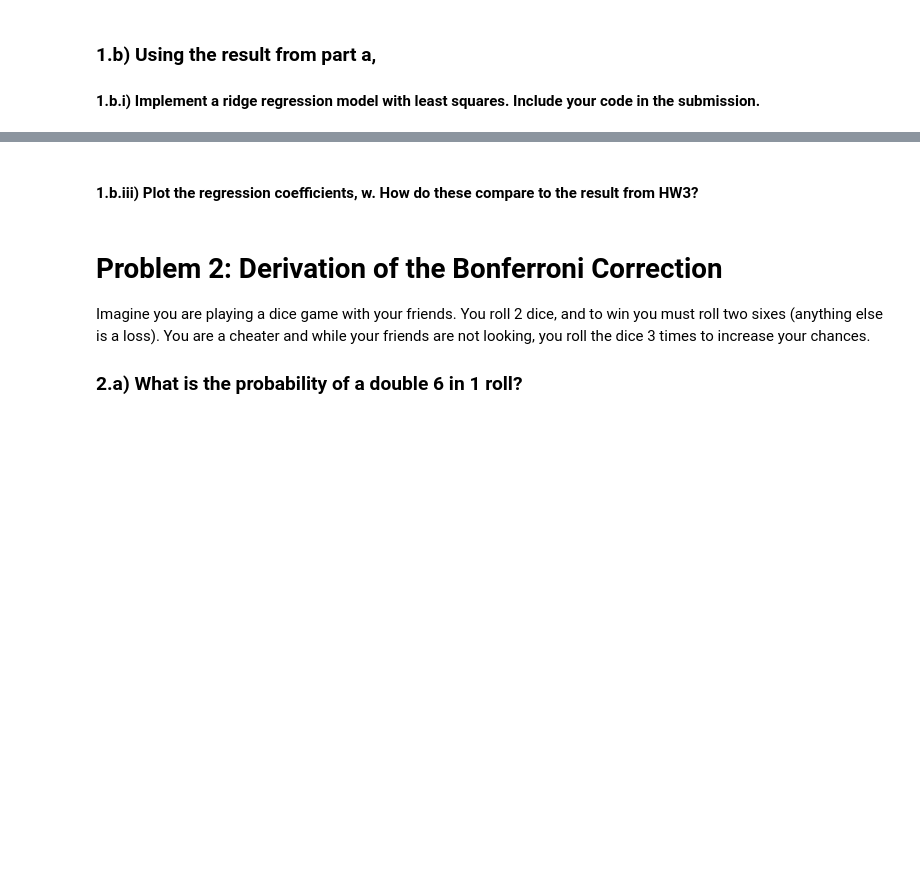
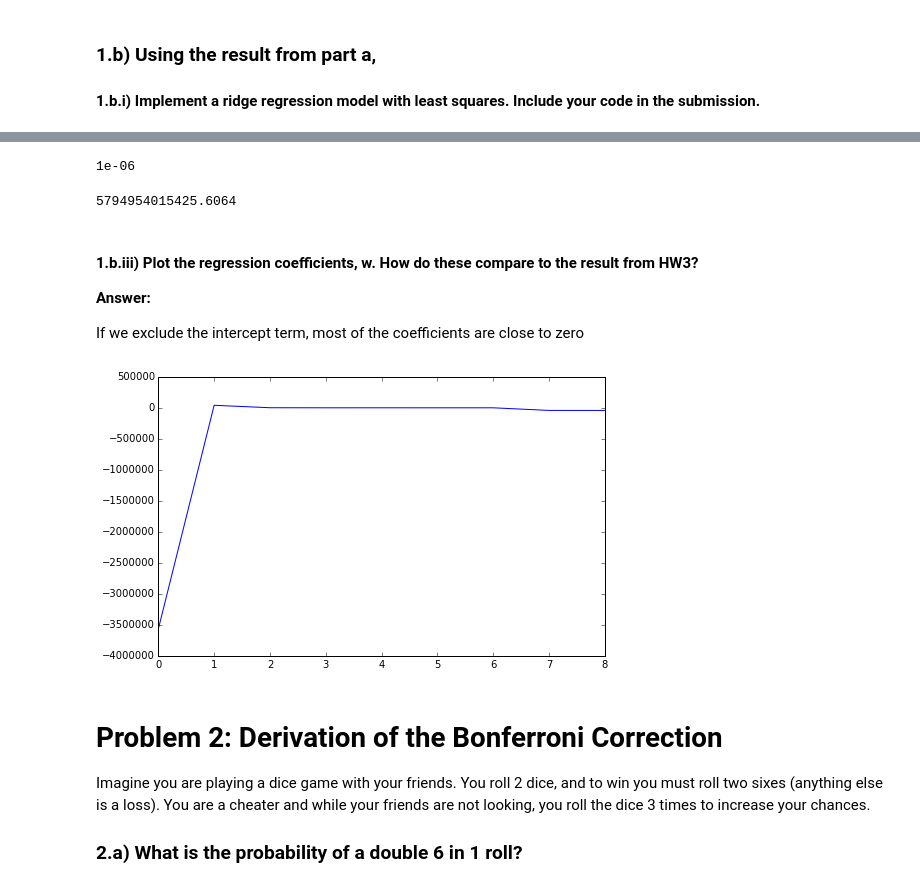
Before and after one commit to semerj/cs289-fall2015, a Jupyter notebook: hw4/CS289a - HW4.ipynb, the cells around one changed output, grey strips where cells are left out. Saved outputs shown, nothing was run; the diff lists cells and outputs as text; code cells hidden in the pictures; blank space fills up the shorter version.

```diff
--- a/hw4/CS289a - HW4.ipynb
+++ b/hw4/CS289a - HW4.ipynb
@@ -41,7 +43,7 @@ def add_ones(X):
     X1 = np.hstack((ones, X))
     return X1
 
-def least_squares(X, y, lmda):
+def ridge_least_squares(X, y, lmda):
     X1 = add_ones(X)
     m, n = X1.shape
     X1_T = X1.T
@@ -58,6 +60,24 @@ def predict(X, w):
     y_hat = X1*w
     return y_hat
 
-def kfold_cv(X, y, k):
-    X_fold = np.split(x, 10)
-    # write cv function
+def kfold_cv(X, y, k, lmbds):
+    m, n = X.shape
+    index = np.arange(m)
+    k_fold_indices = np.array_split(index, k)
+    k_fold_results = {}
+    for l in lmbds:
+        results = []
+        for test_index in k_fold_indices:
+            # separate test set
+            test_X, test_y = X[test_index], y[test_index]
+            # separate training set
+            train_index = np.setdiff1d(index, test_index)
+            train_X, train_y = X[train_index], y[train_index]
+            # run ridge regression
+            w = ridge_least_squares(train_X, train_y, lmda=l)
+            # calculate performance
+            y_hat = predict(test_X, w)
+            rss = rss_calc(test_y, y_hat)
+            results.append(rss)
+        k_fold_results[l] = np.mean(results)
+    return k_fold_results
@@ -73,5 +90,34 @@ for x in lambdas:
+# %%
+lmda_results = kfold_cv(
+    X=house_train_X,
+    y=house_train_y,
+    k=10,
+    lmbds=[1, 0.1, 0.01, 0.001, 0.0001, 0.00001, 0.000001]
+)
+# %%
+lmda_min = min(lmda_results, key=lmda_results.get)
+lmda_min
+# %% [output]
+1e-06
+# %%
+house_w = ridge_least_squares(house_train_X, house_train_y, lmda=lmda_min)
+house_validate_y_hat= predict(house_validate_X, house_w)
+rss_house_validate = rss_calc(house_validate_y, house_validate_y_hat)
+rss_house_validate
+# %% [output]
+5794954015425.6064
 # %% [markdown]
 #### 1.b.iii) Plot the regression coefficients, w. How do these compare to the result from HW3?
+
+**Answer:**
+
+If we exclude the intercept term, most of the coefficients are close to zero
+# %%
+plt.figure(figsize=(8,5))
+plt.plot(house_w)
+plt.show()
+# %% [output]
+[figure, added]
 # %% [markdown]
 # Problem 2: Derivation of the Bonferroni Correction
 Imagine you are playing a dice game with your friends. You roll 2 dice, and to win you must roll two sixes (anything else is a loss). You are a cheater and while your friends are not looking, you roll the dice 3 times to increase your chances.
```
Also changed, not shown: parts of 21 cells of this notebook.
